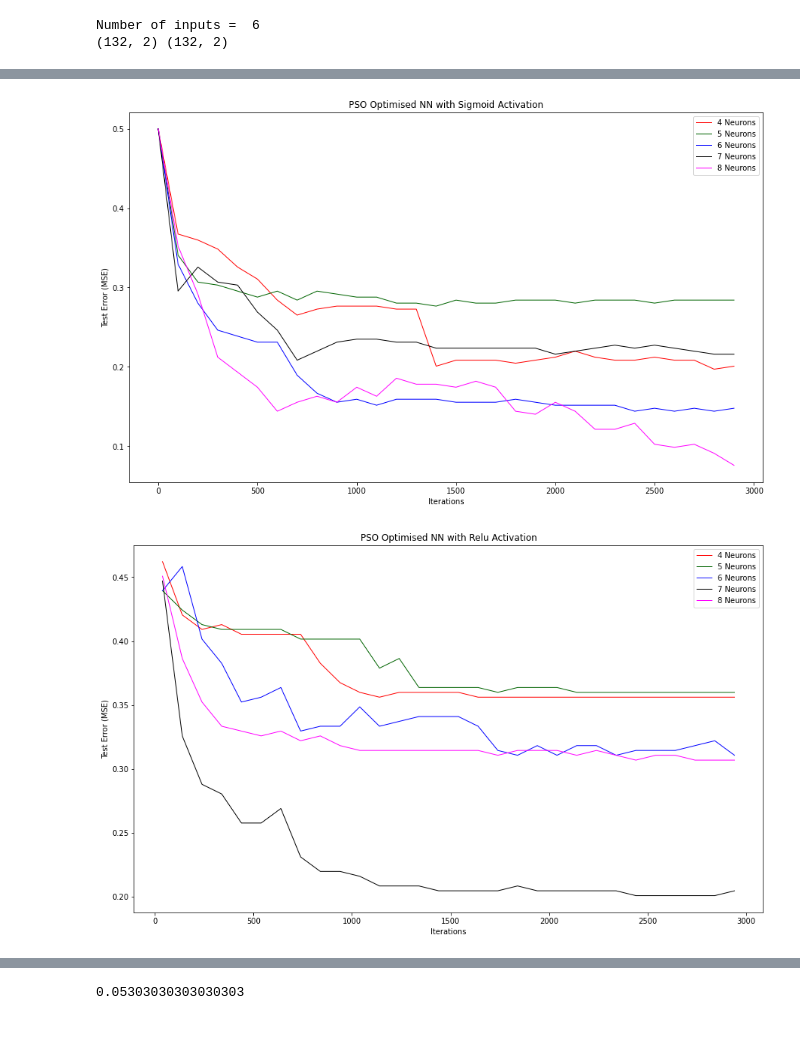
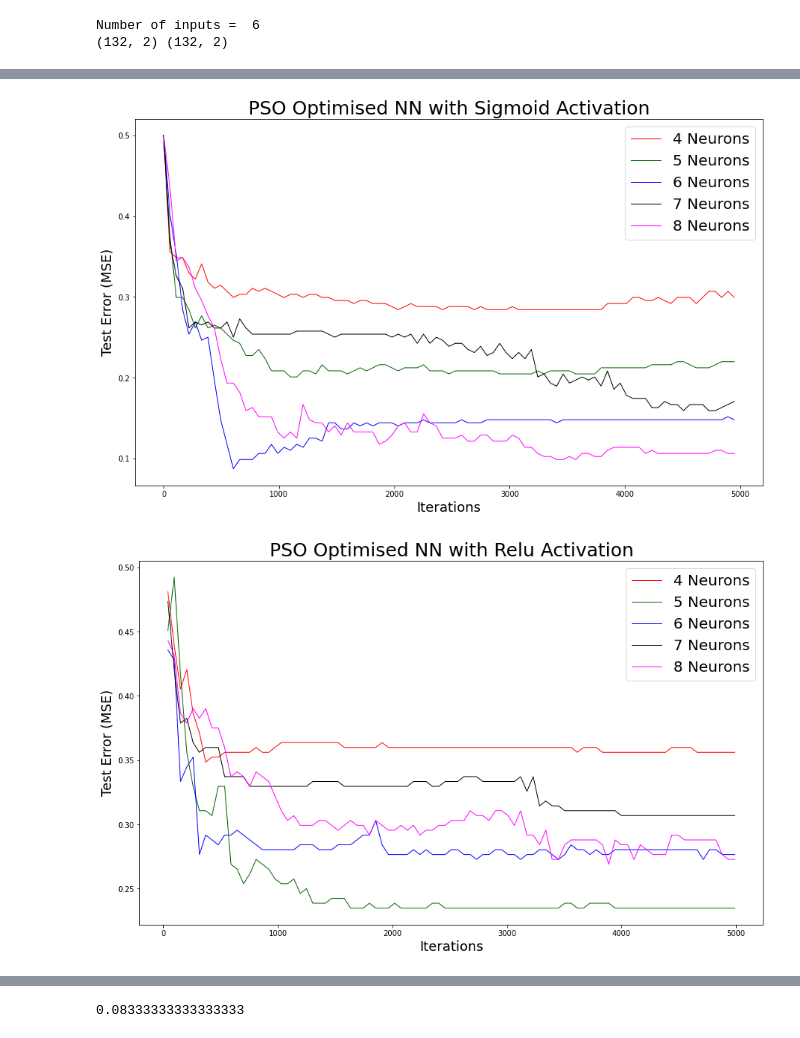
Before and after one commit to Kayzee805/NAT-CW2, a Jupyter notebook: pso-ann/test2.ipynb, the cells around one changed output, grey strips where cells are left out. Drawn from its saved outputs; the diff is of its cells as text; code cells hidden in the pictures.

Commit message:
added plots and svg

```diff
--- a/pso-ann/test2.ipynb
+++ b/pso-ann/test2.ipynb
@@ -135,13 +135,13 @@ print(y_test_true.shape,y_true.shape)
 Number of inputs =  6
 (132, 2) (132, 2)
 # %%
-iterations = 3000
+iterations = 5000
 
 def training(shape,activationLayer):
   #  print("input  :",X.shape,y_true.shape)
     cost_func = functools.partial(eval_neural_network, shape=shape, X=X, y=y_true.T,activationLayer=activationLayer)
 
-    swarm = pso.ParticleSwarm(cost_func, num_dimensions=dim_weights(shape), num_particles=30,chi=0.729845 ,phi_p=2,phi_g=2)
+    swarm = pso.ParticleSwarm(cost_func, num_dimensions=dim_weights(shape), num_particles=30,chi=0.729845 ,phi_p=2.055,phi_g=2.155)
     # Train...
     i = 0
     best_scores = [(i, swarm.best_score)]
@@ -252,28 +252,29 @@ Activation = Identity neurons = 8 with mse of 0.4393939393939394
 neurons = [4,5,6,7,8]
 points = np.arange(iterations)
 colors = ['r','darkgreen','b','k','fuchsia']
-stepSize = 100
+stepSize = 55
 plt.rcParams["figure.figsize"] = (15,9)
 
 for i in range(len(activations)):
     for k in range(len(neurons)):
         if activations[i]=="relu":
-            plt.plot(points[40::stepSize],arrays[i][k][40::stepSize],color=colors[k],label= "{0} Neurons".format(neurons[k]),linewidth=1,markevery=1)
+            plt.plot(points[40::stepSize],arrays[i][k][40::stepSize],color=colors[k],label= "{0} Neurons".format(neurons[k]),linewidth=1)
         elif activations[i]=="identity":
-            plt.plot(points[200::stepSize],arrays[i][k][200::stepSize],color=colors[k],label= "{0} Neurons".format(neurons[k]),linewidth=1,markevery=1)
+            plt.plot(points[200::stepSize],arrays[i][k][200::stepSize],color=colors[k],label= "{0} Neurons".format(neurons[k]),linewidth=1)
 
         else:
-            plt.plot(points[::stepSize],arrays[i][k][::stepSize],color=colors[k],label= "{0} Neurons".format(neurons[k]),linewidth=1,markevery=1)
+            plt.plot(points[::stepSize],arrays[i][k][::stepSize],color=colors[k],label= "{0} Neurons".format(neurons[k]),linewidth=1)
     #plt.yticks(np.arange(0, 10, 20))
 
     #  plt.figure(figsize=(12,12))
     #plt.xticks(np.arange(0,, 5))
-    plt.title(f"PSO Optimised NN with {activations[i].capitalize()} Activation")
-    plt.legend()
-    plt.xlabel("Iterations")
-    plt.ylabel("Test Error (MSE)")
+    plt.title(f"PSO Optimised NN with {activations[i].capitalize()} Activation",fontsize=25)
+    plt.legend(fontsize=20)
+    plt.xlabel("Iterations",fontsize=18)
+    plt.ylabel("Test Error (MSE)",fontsize=18)
+    plt.savefig("figs/{0}.svg".format(activations[i].capitalize()))
+
     plt.show()
-  #  plt.savefig("figs/{0}.svg".format(activations[i].capitalize()),format="svg")
 
 print(np.amin(arrays))
 # %% [output]
@@ -281,2 +282,2 @@ print(np.amin(arrays))
-[figure, old version]
+[figure, new version]
-[figure, old version]
+[figure, new version]
@@ -284,3 +285,3 @@ print(np.amin(arrays))
-0.05303030303030303
+0.08333333333333333
 # %%
 
```
Also changed, not shown: parts of 3 cells of this notebook, 4 other files.
